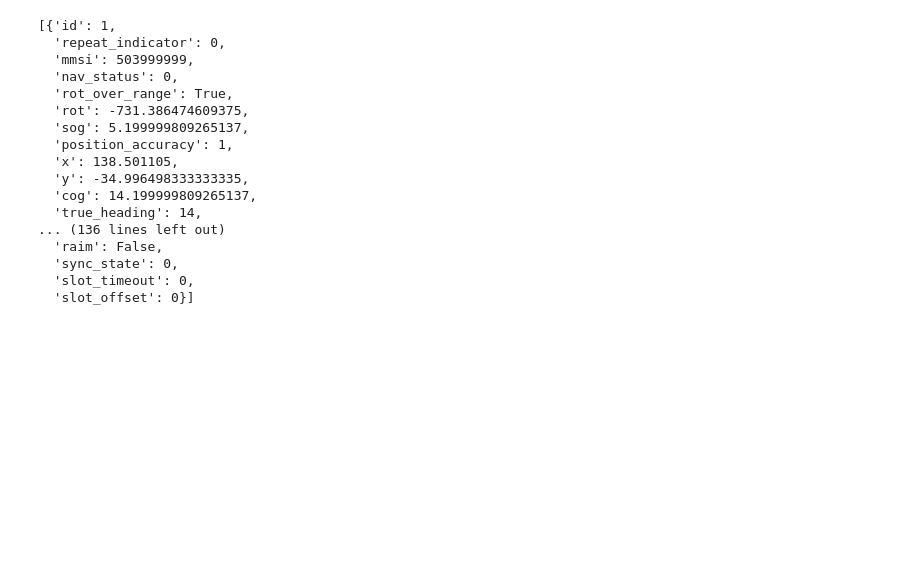
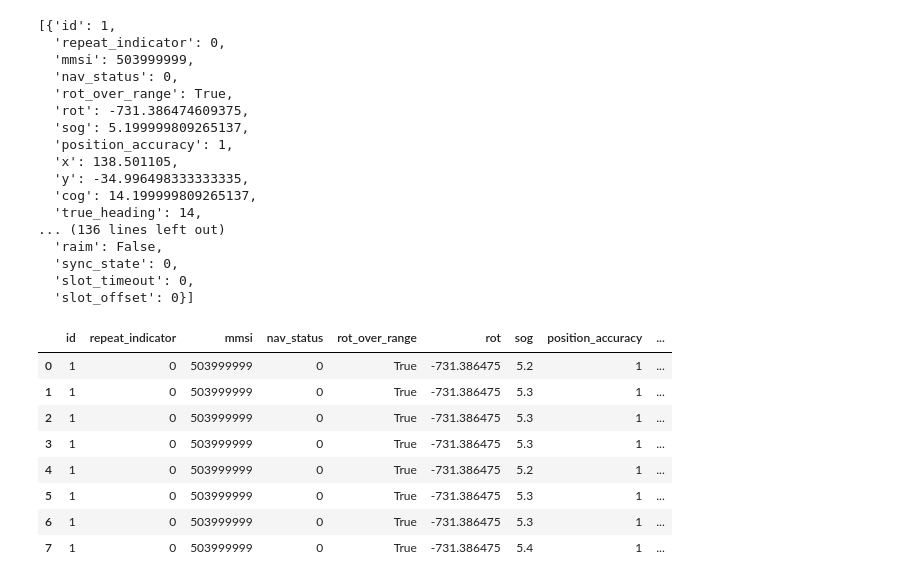
Before and after one commit to tinayzdzd/DFO-Project, a Jupyter notebook: DFO-Project.ipynb, the cells around one changed output. Cells and saved outputs as stored; diff of their text form; code cells hidden in the pictures; blank space fills up the shorter version.

Commit message:
put decoded data in DF

```diff
--- a/DFO-Project.ipynb
+++ b/DFO-Project.ipynb
@@ -169,7 +170,7 @@ content
 # %% [markdown]
 # ---- The first way for decoding, based on AISLIB library----
 # %%
-token = finalSplitted[2][1]
+token = finalSplitted[0][0]
 tokens = token.split(',')
 print(tokens)
 decoded = ais.decode(tokens[5],0)
@@ -204,3 +205,17 @@ decodedlist
   'sync_state': 0,
   'slot_timeout': 0,
   'slot_offset': 0}]
+# %%
+import pandas as pd
+
+df = pd.DataFrame(decodedlist)
+# %% [output]
+|  | id | repeat_indicator | mmsi | nav_status | rot_over_range | rot | sog | position_accuracy | ... |
+| 0 | 1 | 0 | 503999999 | 0 | True | -731.386475 | 5.2 | 1 | ... |
+| 1 | 1 | 0 | 503999999 | 0 | True | -731.386475 | 5.3 | 1 | ... |
+| 2 | 1 | 0 | 503999999 | 0 | True | -731.386475 | 5.3 | 1 | ... |
+| 3 | 1 | 0 | 503999999 | 0 | True | -731.386475 | 5.3 | 1 | ... |
+| 4 | 1 | 0 | 503999999 | 0 | True | -731.386475 | 5.2 | 1 | ... |
+| 5 | 1 | 0 | 503999999 | 0 | True | -731.386475 | 5.3 | 1 | ... |
+| 6 | 1 | 0 | 503999999 | 0 | True | -731.386475 | 5.3 | 1 | ... |
+| 7 | 1 | 0 | 503999999 | 0 | True | -731.386475 | 5.4 | 1 | ... |
```
Also changed, not shown: parts of 3 cells of this notebook.
